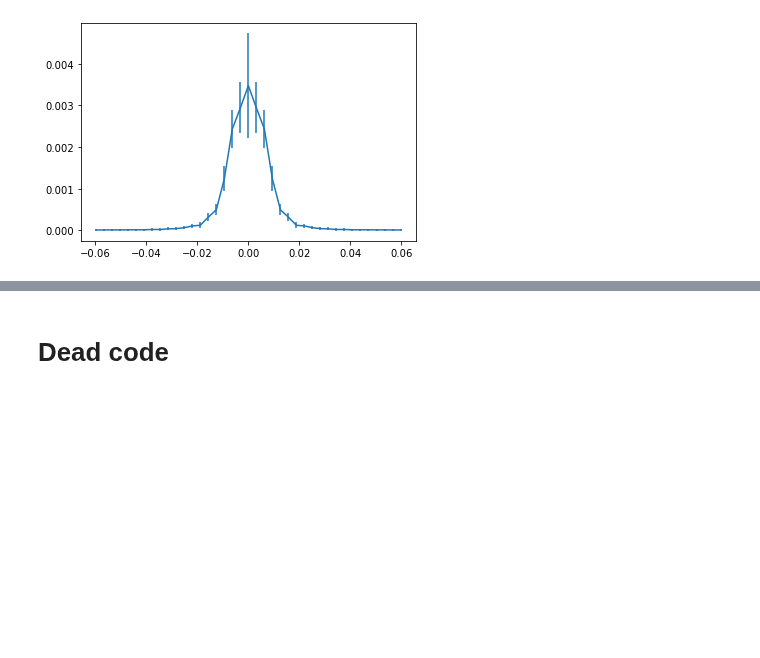
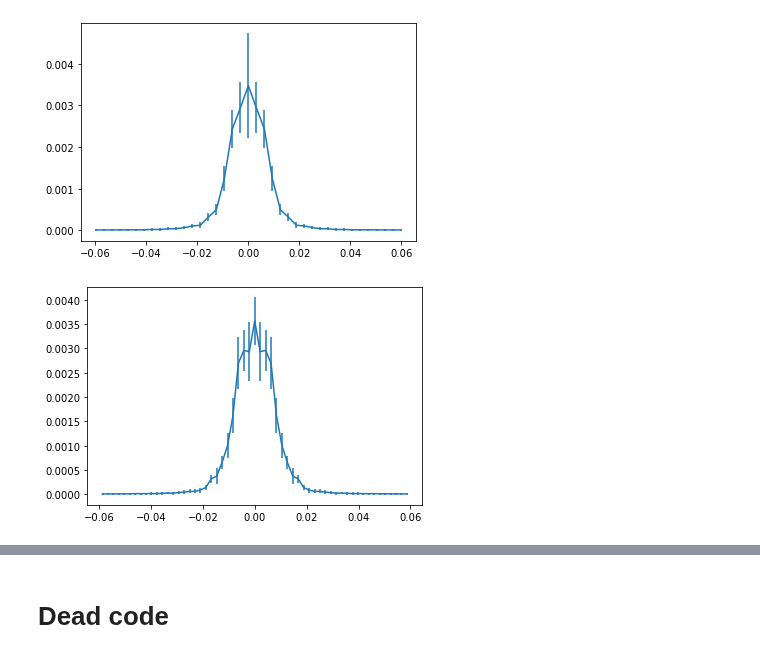
Before and after one commit to jannisgebbo/langevinA, a Jupyter notebook: jupyter_notebooks/ModelG_spectral_function.ipynb, the cells around one changed output, grey strips where cells are left out. Drawn from its saved outputs; the diff is of its cells as text; code cells hidden in the pictures; blank space fills up the shorter version.

```diff
--- a/jupyter_notebooks/ModelG_spectral_function.ipynb
+++ b/jupyter_notebooks/ModelG_spectral_function.ipynb
@@ -284,6 +287,9 @@ plt.xlim([0,0.03])
 # %%
 data4 = ConfResults(fn="../data/zpseudocritical_N048_m-0472600_h003000_c00500.h5",thTime=400,dt=0.8, data_format="new")
 data5 = ConfResults(fn="../data/z1p484_N048_m-0471773_h003000_c00500.h5",thTime=400,dt=0.8, data_format="new")
+data6 = ConfResults(fn="../data/z1p372_N048_m-0472500_h003000_c00500.h5",thTime=400,dt=0.8, data_format="new")
+data7 = ConfResults(fn="../data/z1p416_N048_m-0472200_h003000_c00500.h5",thTime=400,dt=0.8, data_format="new")
+
 dt=0.8
 # %%
 data4.readAv()
@@ -329,3 +347,7 @@ plotter.plot(data4,"OtOttpFourier","A")
 plotter.plot(data5,"OtOttpFourier","A")
 # %% [output]
 [figure]
+# %%
+plotter.plot(data6,"OtOttpFourier","A")
+# %% [output]
+[figure, added]
```
Also changed, not shown: parts of 6 cells of this notebook, 2 other files.
